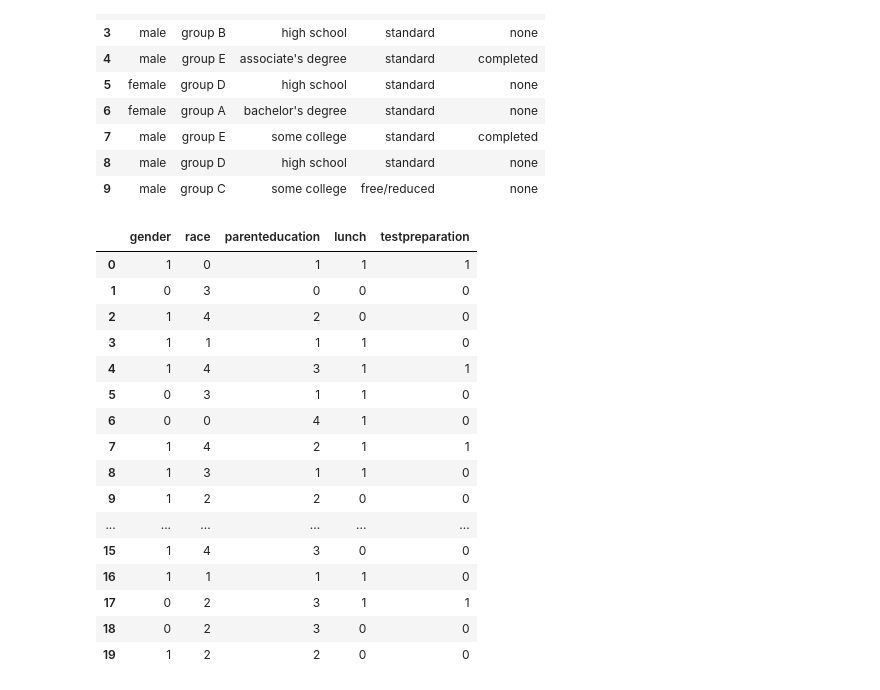
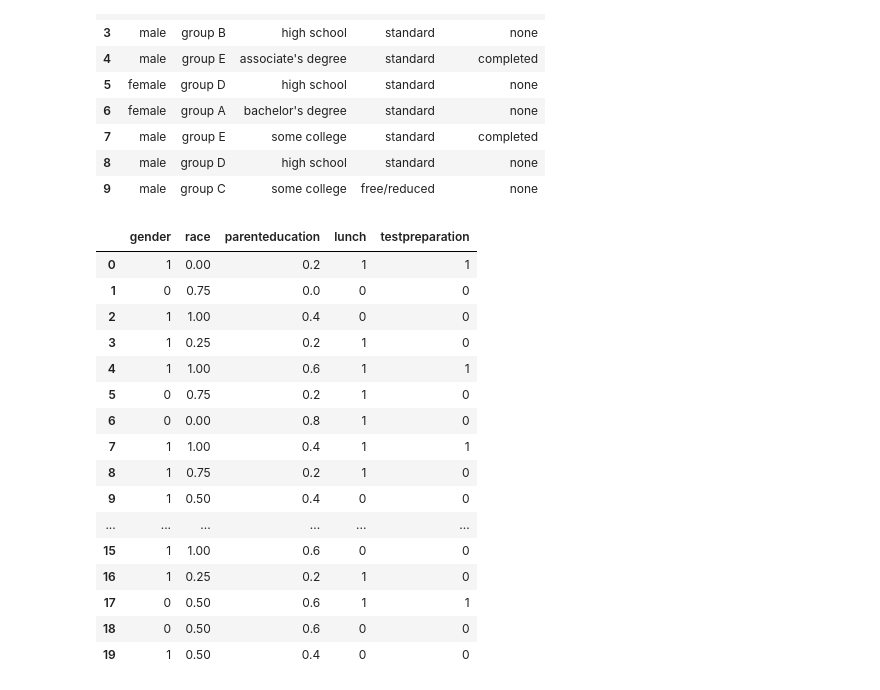
Before and after one commit to AbielB/Flask_ClusteringForStudents, a Jupyter notebook: MakeModel.ipynb, the cells around one changed output. Saved outputs shown, nothing was run; the diff lists cells and outputs as text; code cells hidden in the pictures.

```diff
--- a/MakeModel.ipynb
+++ b/MakeModel.ipynb
@@ -44,32 +48,33 @@ data.head(10)
 | 9 | male | group C | some college | free/reduced | none |
 # %%
 changegender = {'female':0,'male':1}
-changerace = {'group A':0,'group B':1,'group C':2,'group D':3,'group E':4}
-changeedu = {'some high school': 0, 'high school': 1, 'some college': 2, 'associate\'s degree': 3, 'bachelor\'s degree': 4, 'master\'s degree': 5}
+changerace = {'group A':0,'group B':0.25,'group C':0.5,'group D':0.75,'group E':1}
+changeedu = {'some high school': 0, 'high school': 0.2, 'some college': 0.4, 'associate\'s degree': 0.6, 'bachelor\'s degree': 0.8, 'master\'s degree': 1}
 changelunch = {'free/reduced': 0, 'standard': 1}
 changetest = {'none': 0, 'completed': 1}
 data.gender = [changegender[item] for item in data.gender]
 data.race = [changerace[item] for item in data.race]
 data.parenteducation = [changeedu[item] for item in data.parenteducation]
 data.lunch = [changelunch[item] for item in data.lunch]
 data.testpreparation = [changetest[item] for item in data.testpreparation]
 
+
 data.head(20)
 # %% [output]
 |  | gender | race | parenteducation | lunch | testpreparation |
-| 0 | 1 | 0 | 1 | 1 | 1 |
-| 1 | 0 | 3 | 0 | 0 | 0 |
-| 2 | 1 | 4 | 2 | 0 | 0 |
-| 3 | 1 | 1 | 1 | 1 | 0 |
-| 4 | 1 | 4 | 3 | 1 | 1 |
-| 5 | 0 | 3 | 1 | 1 | 0 |
-| 6 | 0 | 0 | 4 | 1 | 0 |
-| 7 | 1 | 4 | 2 | 1 | 1 |
-| 8 | 1 | 3 | 1 | 1 | 0 |
-| 9 | 1 | 2 | 2 | 0 | 0 |
+| 0 | 1 | 0.00 | 0.2 | 1 | 1 |
+| 1 | 0 | 0.75 | 0.0 | 0 | 0 |
+| 2 | 1 | 1.00 | 0.4 | 0 | 0 |
+| 3 | 1 | 0.25 | 0.2 | 1 | 0 |
+| 4 | 1 | 1.00 | 0.6 | 1 | 1 |
+| 5 | 0 | 0.75 | 0.2 | 1 | 0 |
+| 6 | 0 | 0.00 | 0.8 | 1 | 0 |
+| 7 | 1 | 1.00 | 0.4 | 1 | 1 |
+| 8 | 1 | 0.75 | 0.2 | 1 | 0 |
+| 9 | 1 | 0.50 | 0.4 | 0 | 0 |
 | ... | ... | ... | ... | ... | ... |
-| 15 | 1 | 4 | 3 | 0 | 0 |
-| 16 | 1 | 1 | 1 | 1 | 0 |
-| 17 | 0 | 2 | 3 | 1 | 1 |
-| 18 | 0 | 2 | 3 | 0 | 0 |
-| 19 | 1 | 2 | 2 | 0 | 0 |
+| 15 | 1 | 1.00 | 0.6 | 0 | 0 |
+| 16 | 1 | 0.25 | 0.2 | 1 | 0 |
+| 17 | 0 | 0.50 | 0.6 | 1 | 1 |
+| 18 | 0 | 0.50 | 0.6 | 0 | 0 |
+| 19 | 1 | 0.50 | 0.4 | 0 | 0 |
```
Also changed, not shown: parts of 11 cells of this notebook, 8 other files.
